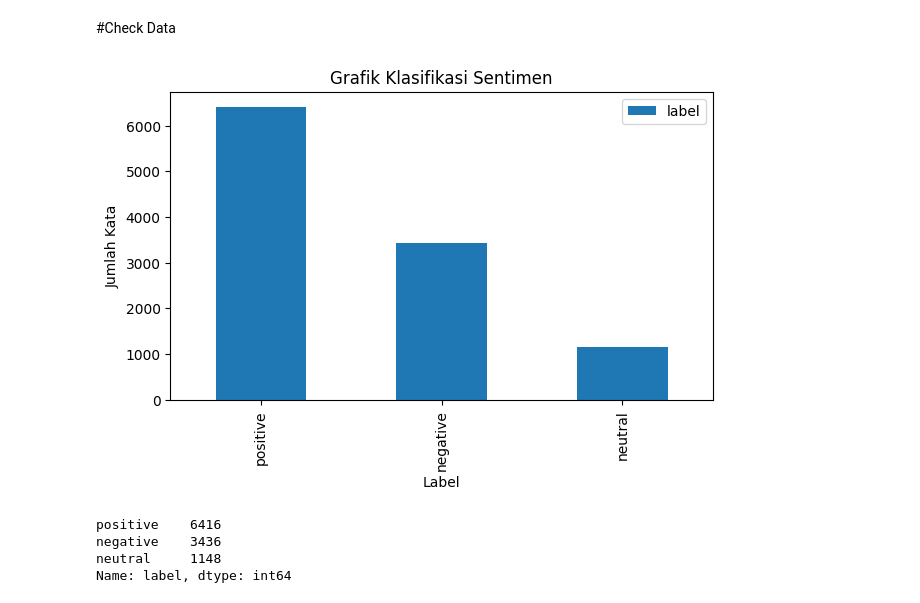
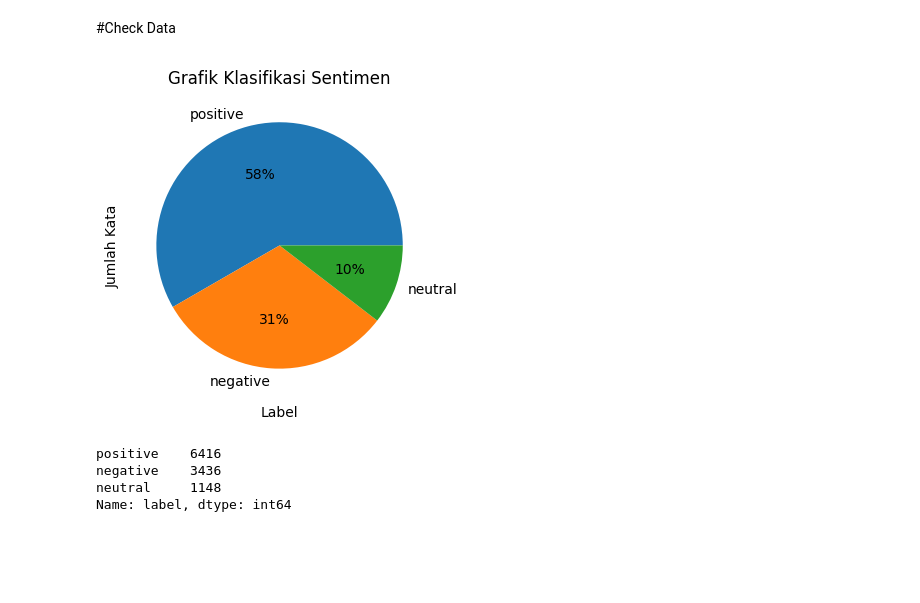
Before and after one commit to udjoo/tugas_dsc, a Jupyter notebook: models/rnn/RNN.ipynb, the cells around one changed output. Saved outputs shown, nothing was run; the diff lists cells and outputs as text; code cells hidden in the pictures; blank space fills up the shorter version.

```diff
--- a/models/rnn/RNN.ipynb
+++ b/models/rnn/RNN.ipynb
@@ -32,3 +39,7 @@ df= pd.read_csv(r'../../data/train_preprocess.tsv.txt', sep='\t', header=None)
+# %%
+df= pd.read_csv(r'../../data/train_preprocess.tsv.txt', sep='\t', names=['text', 'label'])
+df_alay = pd.read_csv('D:/Binar/Challenge/Binarchallenge2/tugas_dsc/data/new_kamusalay.csv', names=['alay','cleaned'],encoding='latin-1')
+stopwords_dict = pd.read_csv('D:/Binar/Challenge/Binarchallenge2/tugas_dsc/data/stopwordbahasa.csv', names=['stopword'])
 # %%
 df.head()
 # %% [output]
@@ -42,6 +53,3 @@ df.head()
 df.shape
 # %% [output]
 (11000, 2)
-# %%
-df.columns =['text', 'label']
-df
@@ -62,14 +56,13 @@ df
 # %% [markdown]
 #Check Data
 # %%
-df["label"].value_counts().plot.bar(figsize=(7,4))
+df["label"].value_counts().plot.pie(figsize=(7,4), autopct='%1.0f%%')
 plt.title('Grafik Klasifikasi Sentimen')
 plt.xlabel('Label')
 plt.ylabel('Jumlah Kata')
-plt.legend()
 plt.show()
 # %% [output]
-[figure, old version]
+[figure, new version]
 # %%
 df.label.value_counts()
 # %% [output]
```
Also changed, not shown: parts of 15 cells of this notebook, 3 other files.
